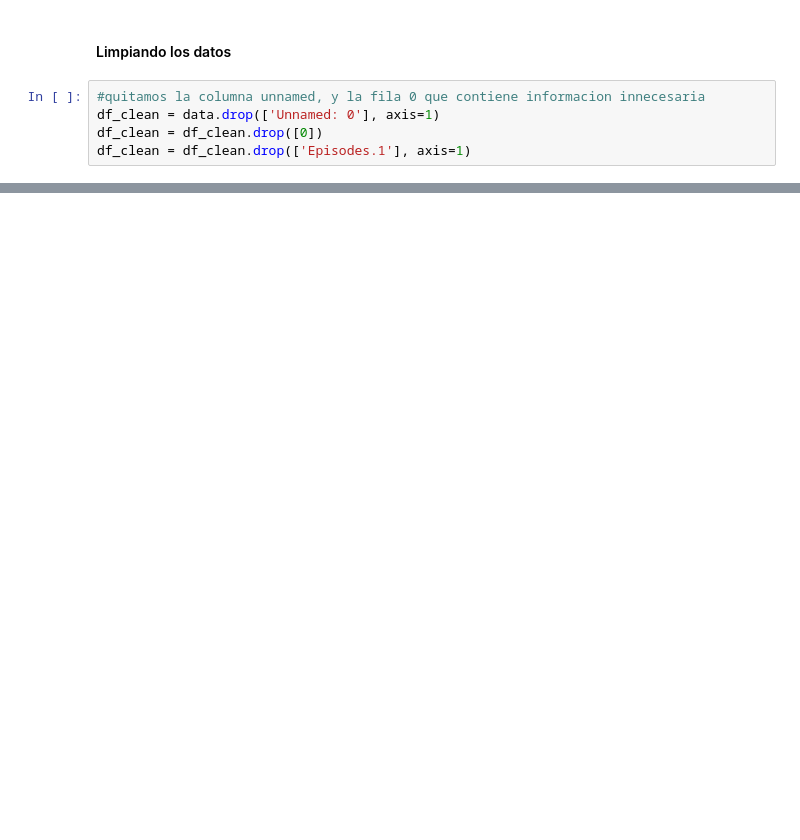
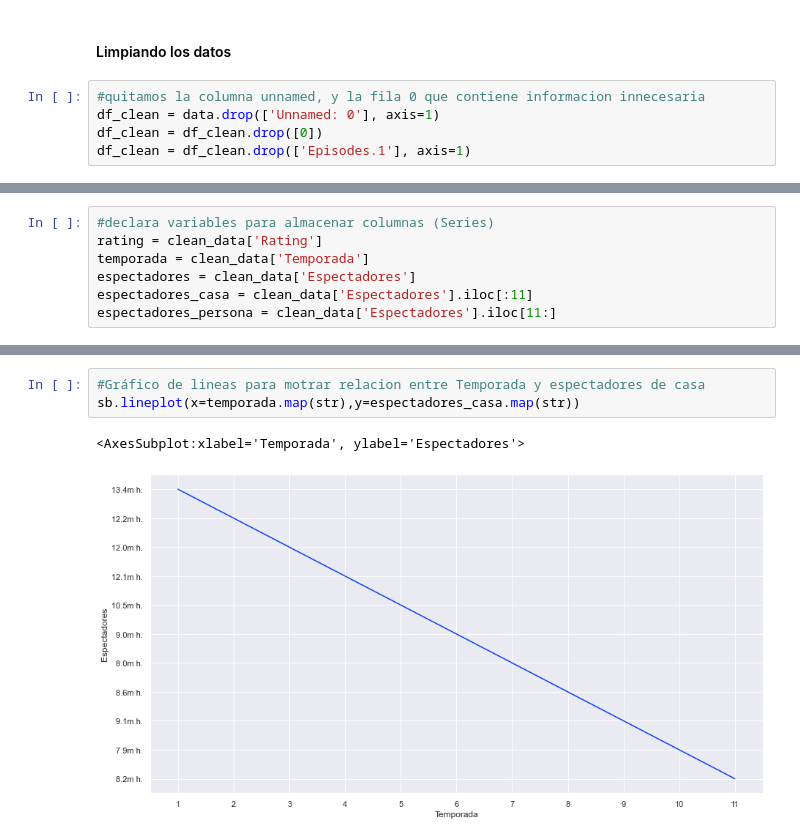
Before and after one commit to sehermosillaf/Simpson-Analisis, a Jupyter notebook: notebook/episodios.ipynb, the cells around one changed output, grey strips where cells are left out. Drawn from its saved outputs; the diff is of its cells as text; blank space fills up the shorter version.

```diff
--- a/notebook/episodios.ipynb
+++ b/notebook/episodios.ipynb
@@ -109,0 +96,7 @@ sb.barplot()
+# %%
+#declara variables para almacenar columnas (Series)
+rating = clean_data['Rating']
+temporada = clean_data['Temporada']
+espectadores = clean_data['Espectadores']
+espectadores_casa = clean_data['Espectadores'].iloc[:11]
+espectadores_persona = clean_data['Espectadores'].iloc[11:]
@@ -109,0 +113,6 @@ sb.barplot()
+# %%
+#Gráfico de lineas para motrar relacion entre Temporada y espectadores de casa
+sb.lineplot(x=temporada.map(str),y=espectadores_casa.map(str))
+# %% [output]
+<AxesSubplot:xlabel='Temporada', ylabel='Espectadores'>
+[figure, added]
```
Also changed, not shown: parts of 19 cells of this notebook.
